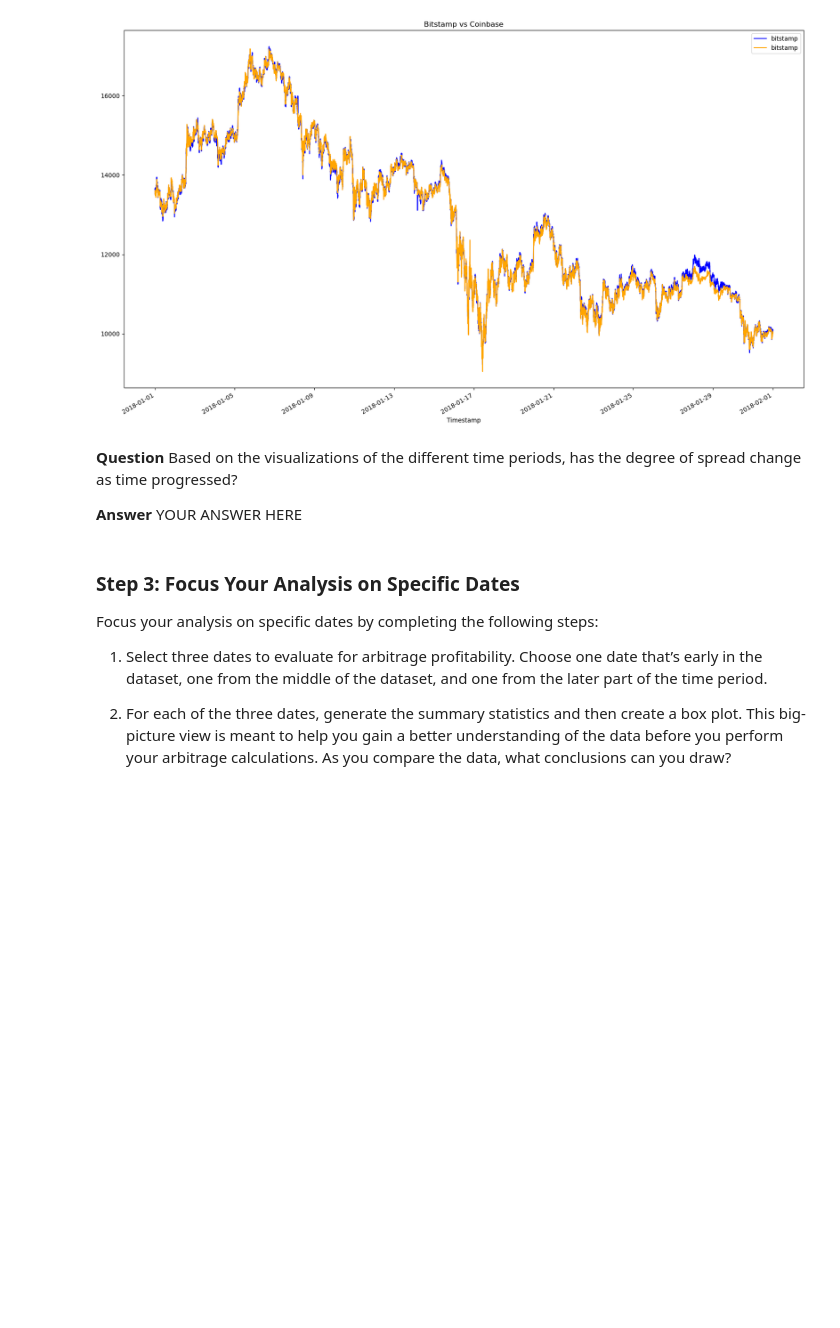
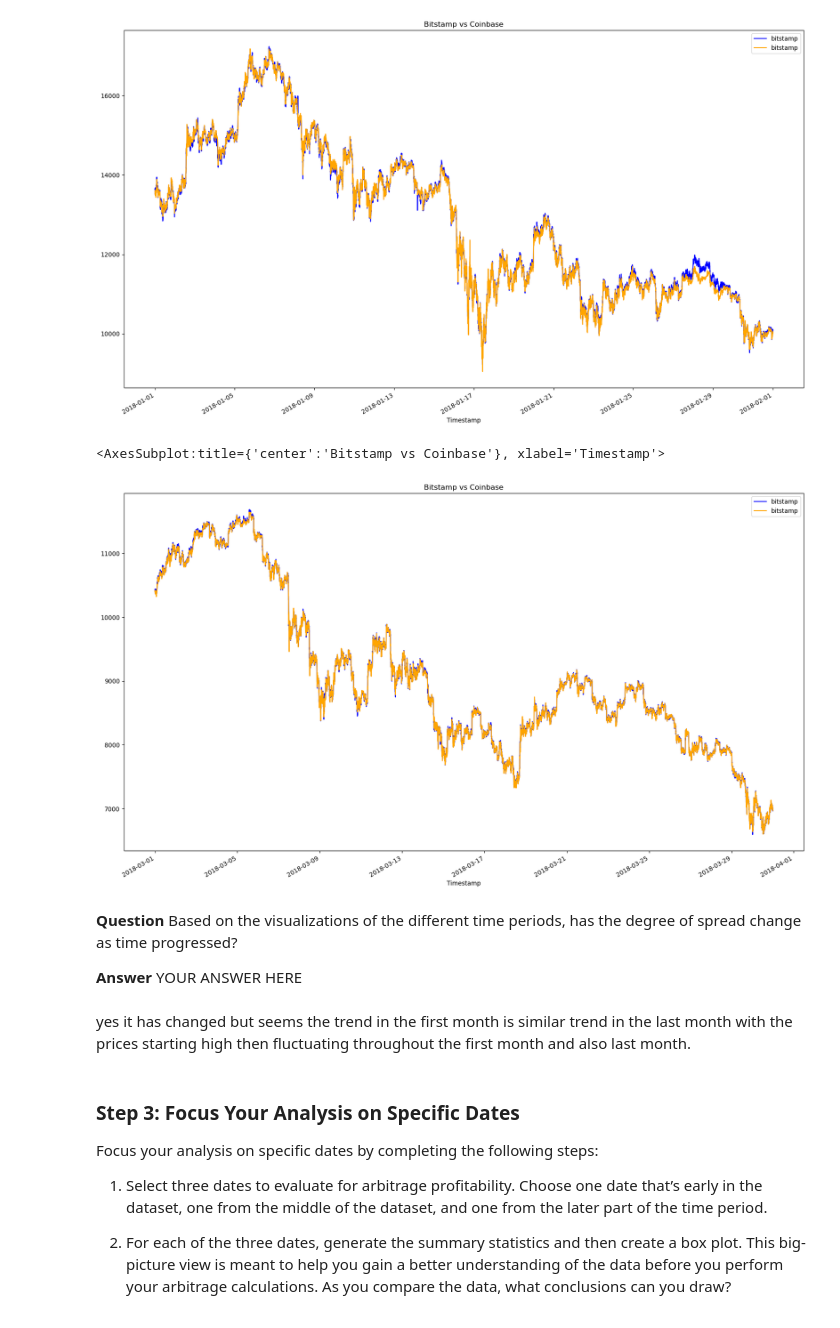
Before and after one commit to briabr/crypto-arbitrage, a Jupyter notebook: crypto_arbitrage.ipynb, the cells around one changed output. Drawn from its saved outputs; the diff is of its cells as text; code cells hidden in the pictures; blank space fills up the shorter version.

```diff
--- a/crypto_arbitrage.ipynb
+++ b/crypto_arbitrage.ipynb
@@ -380,12 +380,19 @@ coinbase.loc['2018-01-01':'2018-01-31',"Close"].plot(legend=True,figsize=(20,12)
 # %%
 # Using the loc and plot functions, create an overlay plot that visualizes
 # the price action of both DataFrames for a one month period later in the dataset
 # Be sure to include the parameters: legend, figure size, title, and color and label
 # YOUR CODE HERE
+bitstamp.loc['2018-03-01':'2018-03-30',"Close"].plot(legend=True,figsize=(20,12), title="Bitstamp vs Coinbase",color="blue",label="bitstamp" )
+coinbase.loc['2018-03-01':'2018-03-30',"Close"].plot(legend=True,figsize=(20,12), title="Bitstamp vs Coinbase",color="orange",label="bitstamp" )
+# %% [output]
+<AxesSubplot:title={'center':'Bitstamp vs Coinbase'}, xlabel='Timestamp'>
+[figure, added]
 # %% [markdown]
 **Question** Based on the visualizations of the different time periods, has the degree of spread change as time progressed?
 
 **Answer** YOUR ANSWER HERE
+# %% [markdown]
+yes it has changed but seems the trend in the first month is similar trend in the last month with the prices starting high then fluctuating throughout the first month and also last month.
 # %% [markdown]
 ### Step 3: Focus Your Analysis on Specific Dates
 
```
Also changed, not shown: parts of 9 cells of this notebook.
